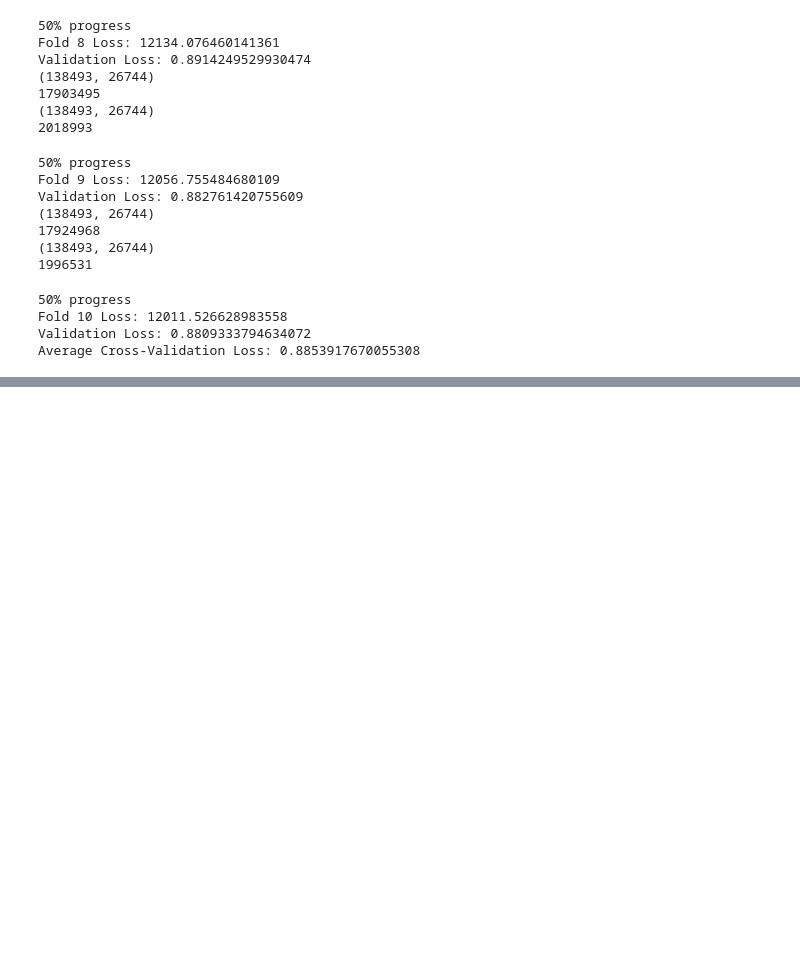
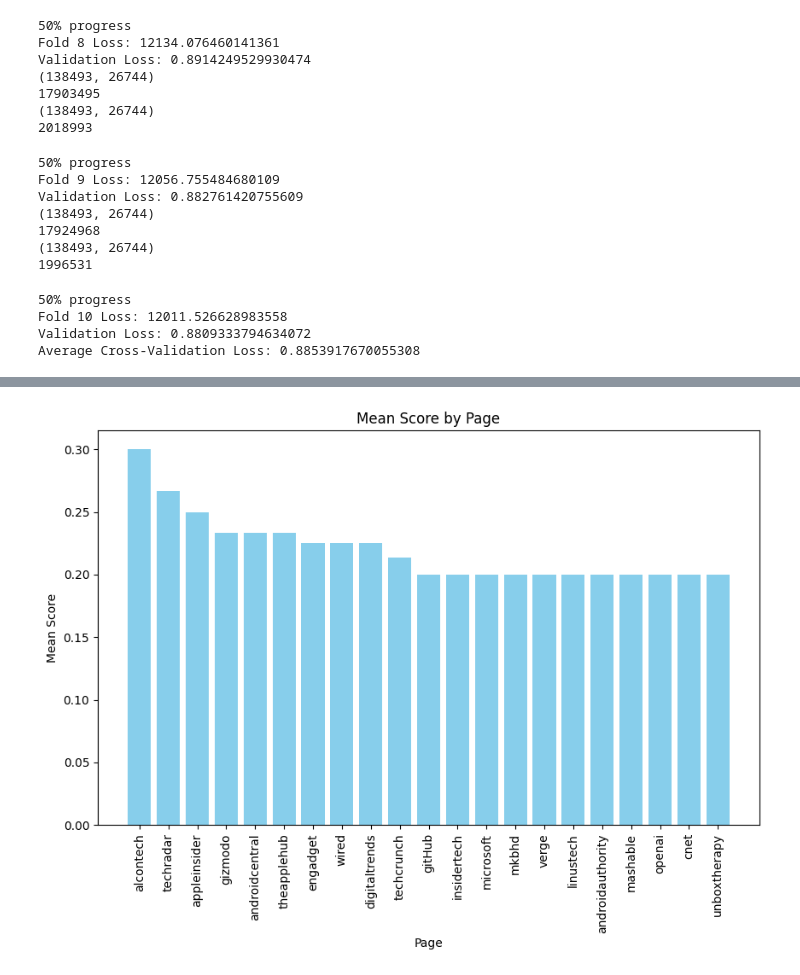
Before and after one commit to stormaref/BigData-FinalProject, a Jupyter notebook: main.ipynb, the cells around one changed output, grey strips where cells are left out. Drawn from its saved outputs; the diff is of its cells as text; code cells hidden in the pictures; blank space fills up the shorter version.

Commit message:
finish instagram

```diff
--- a/main.ipynb
+++ b/main.ipynb
@@ -317,0 +323,4 @@ Average Cross-Validation Loss: 0.8853917670055308
+# %%
+instagram_df = pd.read_csv('Instagram/common_user_ratings.csv')
+instagram_df.rename(columns={'username': 'userId', 'page': 'movieId', 'score': 'rating'}, inplace=True)
+instagram_df
@@ -317,0 +408,12 @@ Average Cross-Validation Loss: 0.8853917670055308
+# %%
+non_zero_indices = np.nonzero(predicted_matrix)
+matrix = instagram_df.pivot(index='userId', columns='movieId', values='rating').fillna(0)
+rows, cols = non_zero_indices
+
+non_zero_values = []
+for row, col in zip(rows, cols):
+    userId = matrix.index[row]
+    movieId = matrix.columns[col]
+    nonZeroValue = predicted_matrix[row, col]
+    non_zero_values.append((userId, movieId, nonZeroValue))
+non_zero_values
@@ -317,0 +438,15 @@ Average Cross-Validation Loss: 0.8853917670055308
+# %%
+non_zero_df = pd.DataFrame(non_zero_values, columns=['username', 'page', 'score'])
+def set_action(row):
+    if row['score'] < 0.15:
+        return 'none'
+    if 0.15 <= row['score'] <= 0.25:
+        return 'comment/like'
+    elif 0.25 <= row['score'] <= 0.35:
+        return 'follow'
+    elif row['score'] > 0.35:
+        return 'follow/like/comment'
+    else:
+        return None
+
+non_zero_df['action'] = non_zero_df.apply(set_action, axis=1)
@@ -317,0 +469,13 @@ Average Cross-Validation Loss: 0.8853917670055308
+# %%
+grouped_df = non_zero_df.groupby('page')['score'].mean().reset_index()
+sorted_df = grouped_df.sort_values('score', ascending=False)
+
+plt.figure(figsize=(10, 6))
+plt.bar(sorted_df['page'], sorted_df['score'], color='skyblue')
+plt.xlabel('Page')
+plt.ylabel('Mean Score')
+plt.title('Mean Score by Page')
+plt.xticks(rotation=90)
+plt.show()
+# %% [output]
+[figure, added]
```
Also changed, not shown: parts of 8 cells of this notebook, 1 other file.
